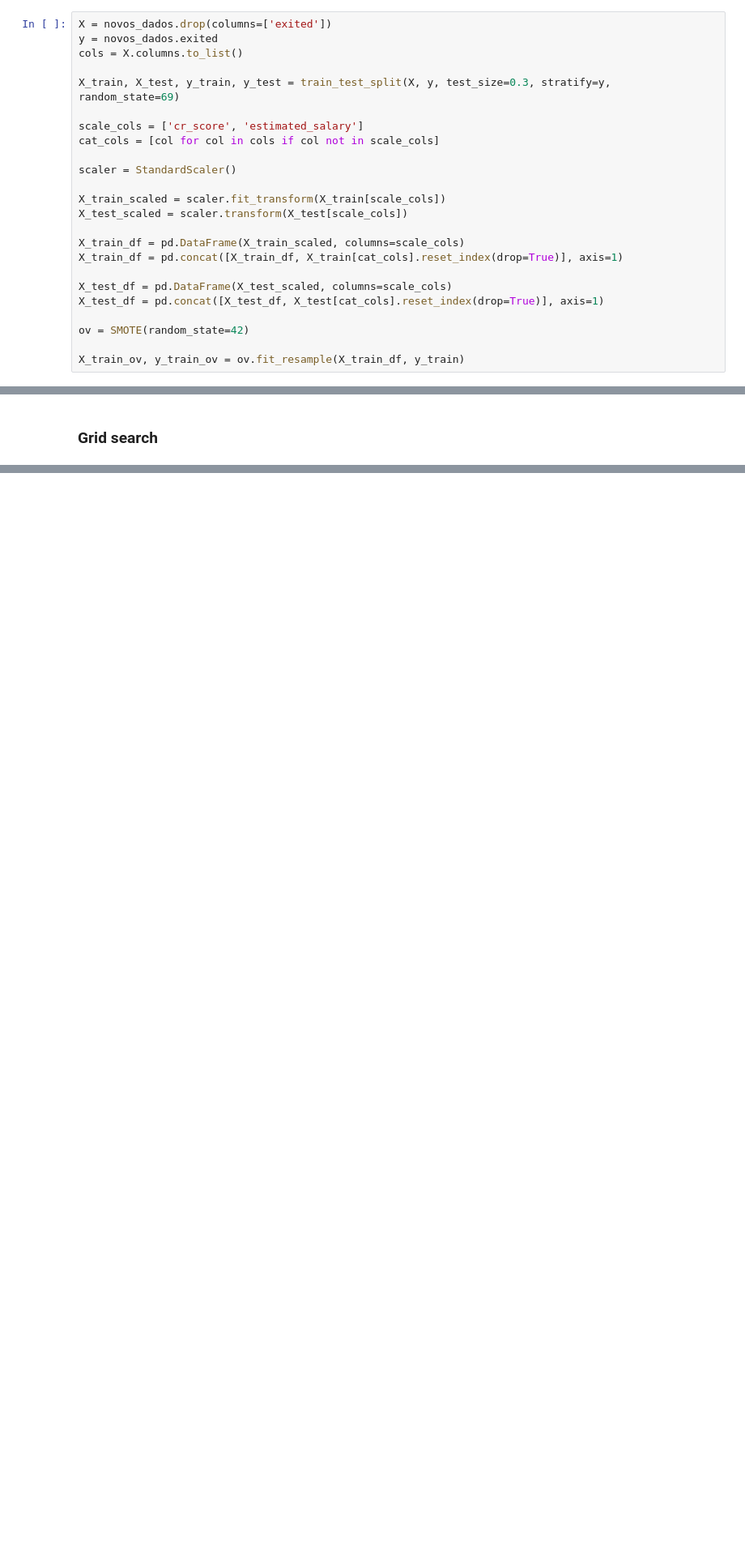
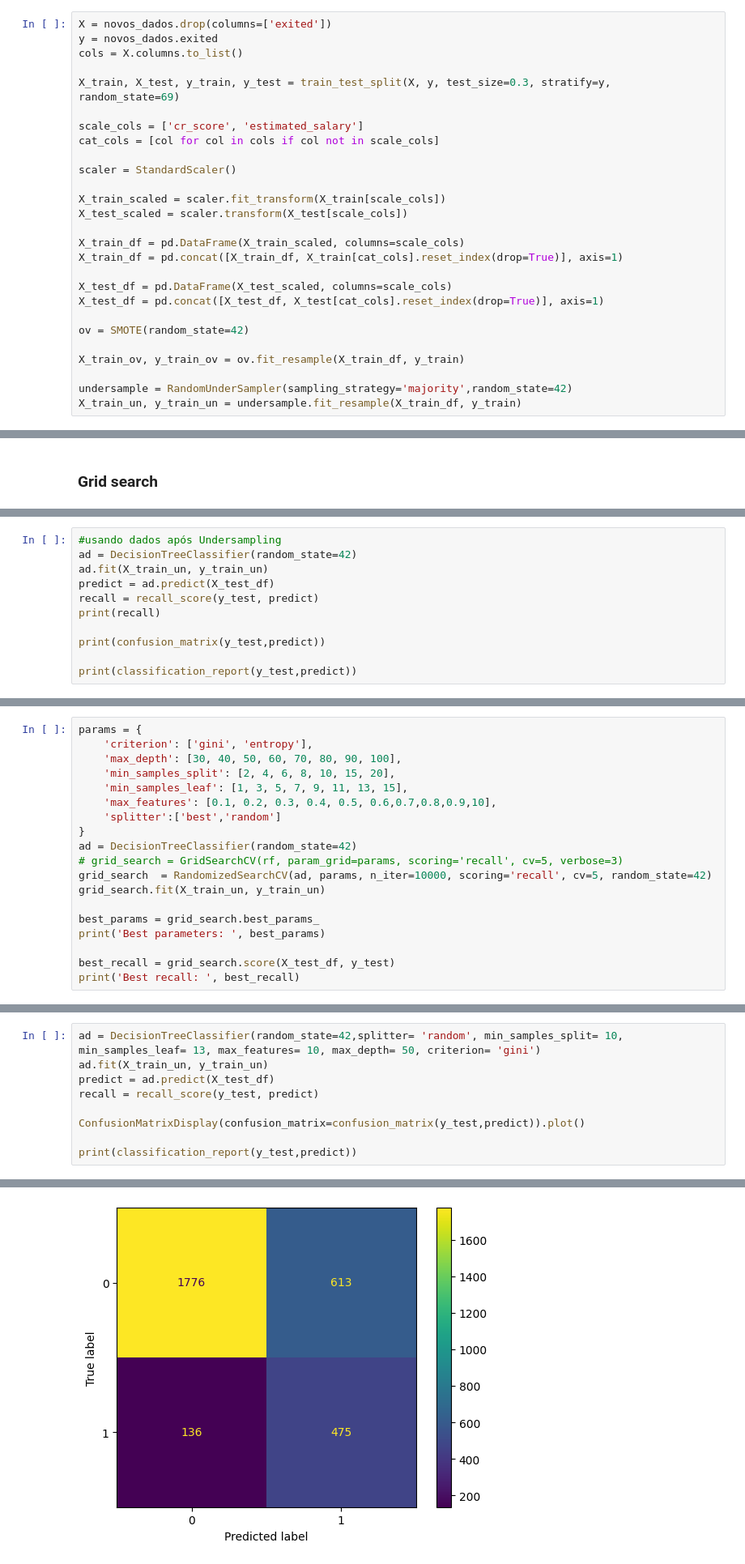
Before and after one commit to castroavila/machine_learning_i, a Jupyter notebook: projeto_aplicado.ipynb, the cells around one changed output, grey strips where cells are left out. Shown at 81% size. Saved outputs shown, nothing was run; the diff lists cells and outputs as text; blank space fills up the shorter version.

```diff
--- a/projeto_aplicado.ipynb
+++ b/projeto_aplicado.ipynb
@@ -223,6 +227,9 @@ X_test_df = pd.concat([X_test_df, X_test[cat_cols].reset_index(drop=True)], axis
 ov = SMOTE(random_state=42)
 
 X_train_ov, y_train_ov = ov.fit_resample(X_train_df, y_train)
+
+undersample = RandomUnderSampler(sampling_strategy='majority',random_state=42)
+X_train_un, y_train_un = undersample.fit_resample(X_train_df, y_train)
 # %% [markdown]
 # Modelos
 # %% [markdown]
@@ -280,0 +313,11 @@ print('Best recall: ', best_recall)
+# %%
+#usando dados após Undersampling
+ad = DecisionTreeClassifier(random_state=42)
+ad.fit(X_train_un, y_train_un)
+predict = ad.predict(X_test_df)
+recall = recall_score(y_test, predict)
+print(recall)
+
+print(confusion_matrix(y_test,predict))
+
+print(classification_report(y_test,predict))
@@ -280,0 +338,19 @@ print('Best recall: ', best_recall)
+# %%
+params = {
+    'criterion': ['gini', 'entropy'],
+    'max_depth': [30, 40, 50, 60, 70, 80, 90, 100],
+    'min_samples_split': [2, 4, 6, 8, 10, 15, 20],
+    'min_samples_leaf': [1, 3, 5, 7, 9, 11, 13, 15],
+    'max_features': [0.1, 0.2, 0.3, 0.4, 0.5, 0.6,0.7,0.8,0.9,10],
+    'splitter':['best','random']
+}
+ad = DecisionTreeClassifier(random_state=42)
+# grid_search = GridSearchCV(rf, param_grid=params, scoring='recall', cv=5, verbose=3)
+grid_search  = RandomizedSearchCV(ad, params, n_iter=10000, scoring='recall', cv=5, random_state=42)
+grid_search.fit(X_train_un, y_train_un)
+
+best_params = grid_search.best_params_
+print('Best parameters: ', best_params)
+
+best_recall = grid_search.score(X_test_df, y_test)
+print('Best recall: ', best_recall)
@@ -280,0 +362,10 @@ print('Best recall: ', best_recall)
+# %%
+ad = DecisionTreeClassifier(random_state=42,splitter= 'random', min_samples_split= 10, min_samples_leaf= 13, max_features= 10, max_depth= 50, criterion= 'gini')
+ad.fit(X_train_un, y_train_un)
+predict = ad.predict(X_test_df)
+recall = recall_score(y_test, predict)
+
+ConfusionMatrixDisplay(confusion_matrix=confusion_matrix(y_test,predict)).plot()
+
+print(classification_report(y_test,predict))
+# %% [output]
@@ -280,0 +380 @@ print('Best recall: ', best_recall)
+[figure, added]
```
Also changed, not shown: parts of 12 cells of this notebook.
